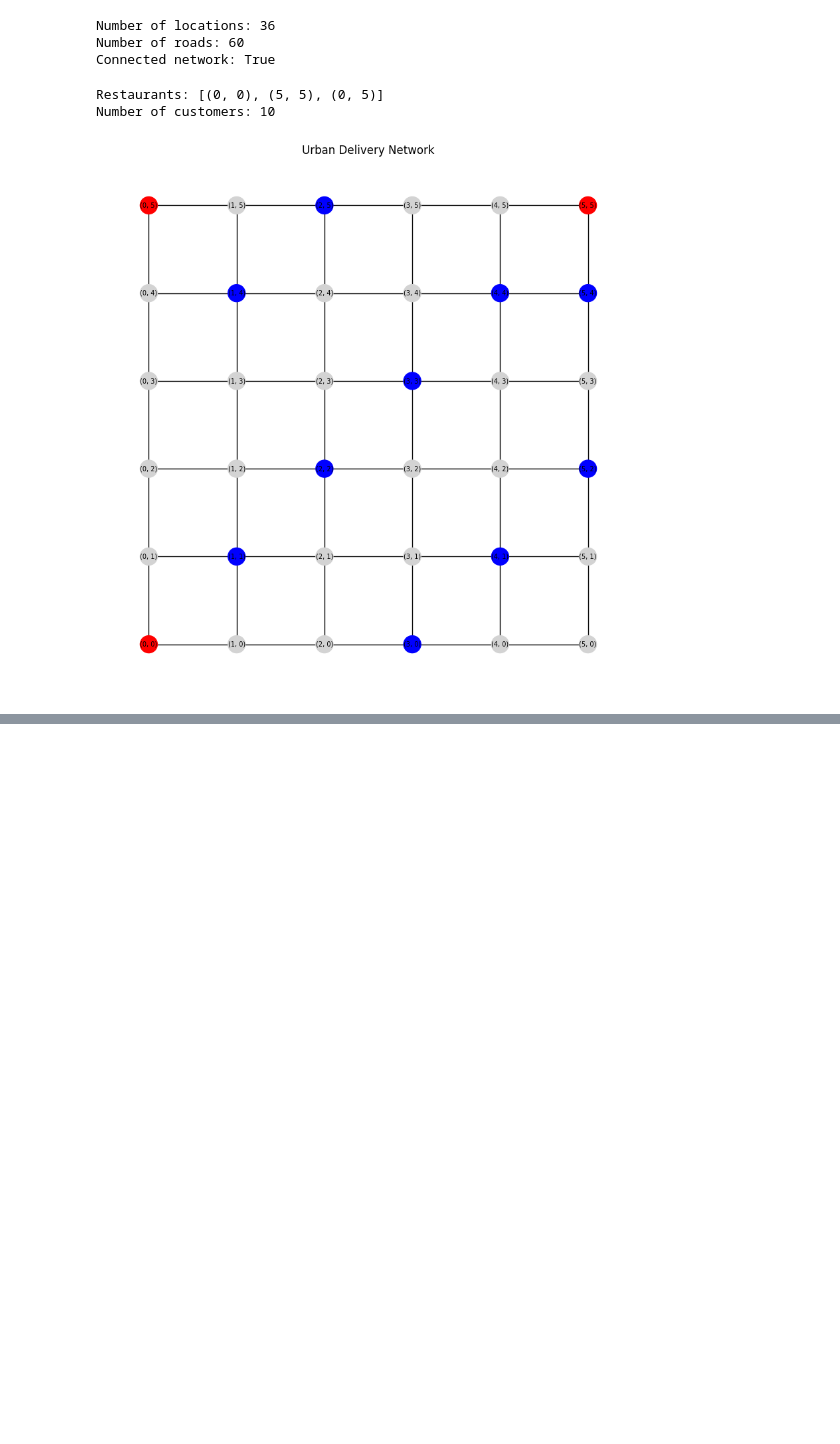
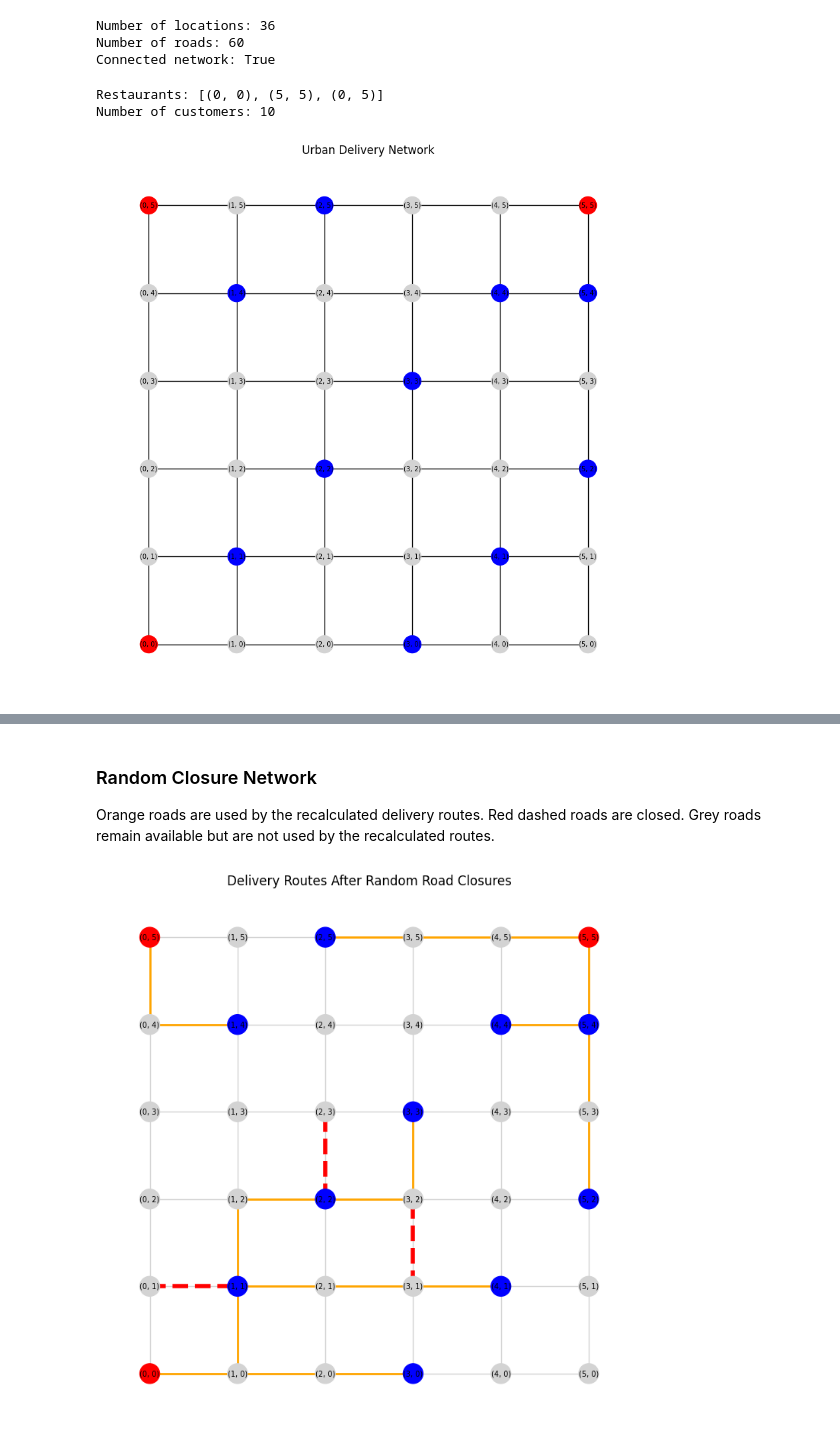
Before and after one commit to naveenswa/CITS4403-Urban-Delivery-Network, a Jupyter notebook: notebooks/checkpoint2_demo.ipynb, the cells around one changed output, grey strips where cells are left out. Saved outputs shown, nothing was run; the diff lists cells and outputs as text; code cells hidden in the pictures; blank space fills up the shorter version.

Commit message:
Update closure and congestion experiments

```diff
--- a/notebooks/checkpoint2_demo.ipynb
+++ b/notebooks/checkpoint2_demo.ipynb
@@ -71,0 +308,71 @@ plt.show()
+# %% [markdown]
+### Random Closure Network
+
+Orange roads are used by the recalculated delivery routes. Red dashed roads are closed. Grey roads remain available but are not used by the recalculated routes.
+# %%
+random_route_roads = set()
+
+for route in random_routes.values():
+    for position in range(len(route) - 1):
+        road = tuple(sorted([
+            route[position],
+            route[position + 1]
+        ]))
+
+        random_route_roads.add(road)
+
+closed_road_set = set()
+
+for road in random_closed_roads:
+    closed_road_set.add(tuple(sorted(road)))
+
+available_route_roads = []
+
+for road in random_route_roads:
+    if road not in closed_road_set:
+        available_route_roads.append(road)
+
+plt.figure(figsize=(9, 9))
+
+nx.draw_networkx_nodes(
+    road_network,
+    pos=positions,
+    node_color=node_colours,
+    node_size=350
+)
+
+nx.draw_networkx_labels(
+    road_network,
+    pos=positions,
+    font_size=7
+)
+
+nx.draw_networkx_edges(
+    road_network,
+    pos=positions,
+    edge_color="lightgray",
+    width=1
+)
+
+nx.draw_networkx_edges(
+    road_network,
+    pos=positions,
+    edgelist=available_route_roads,
+    edge_color="orange",
+    width=2
+)
+
+nx.draw_networkx_edges(
+    road_network,
+    pos=positions,
+    edgelist=list(closed_road_set),
+    edge_color="red",
+    width=4,
+    style="dashed"
+)
+
+plt.title("Delivery Routes After Random Road Closures")
+plt.axis("off")
+plt.show()
+# %% [output]
+[figure, added]
```
Also changed, not shown: parts of 27 cells of this notebook.
